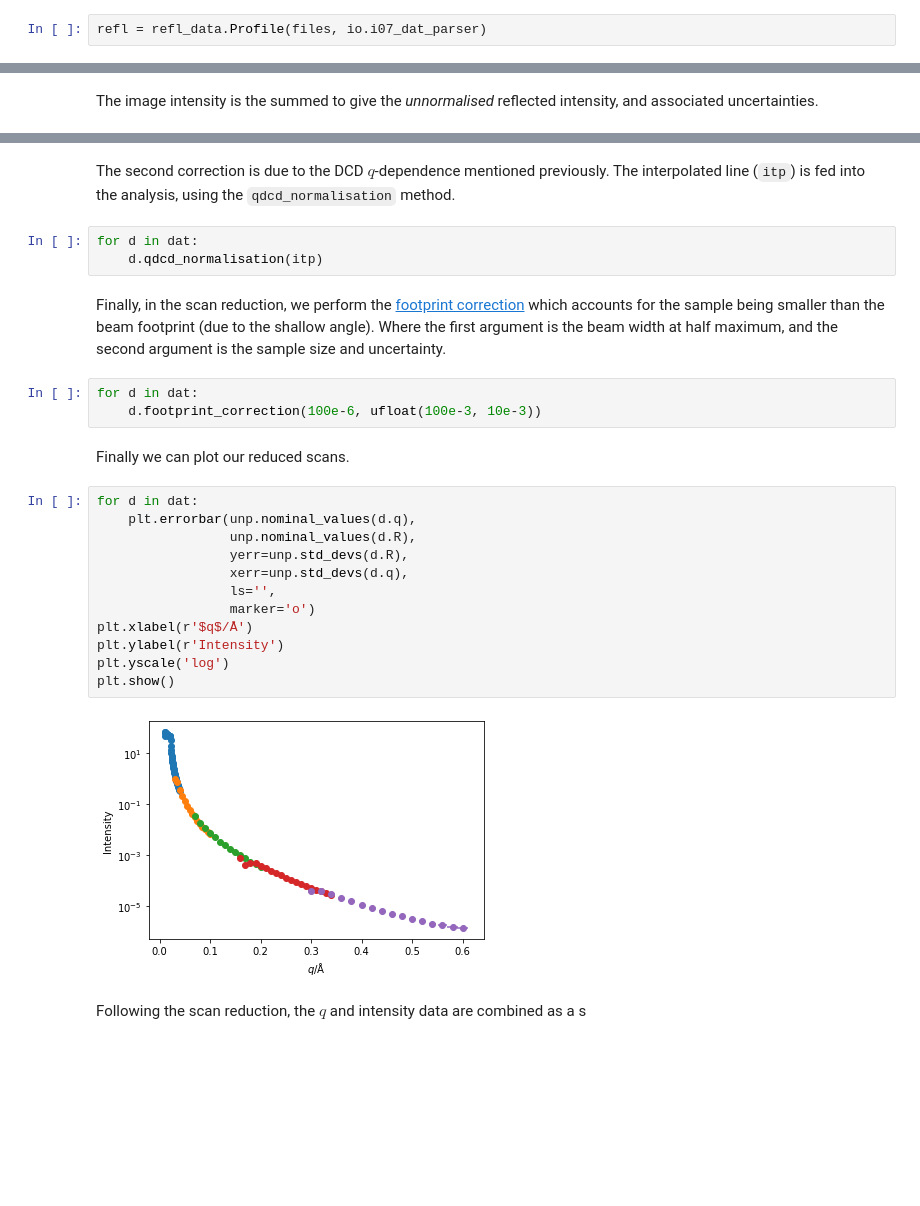
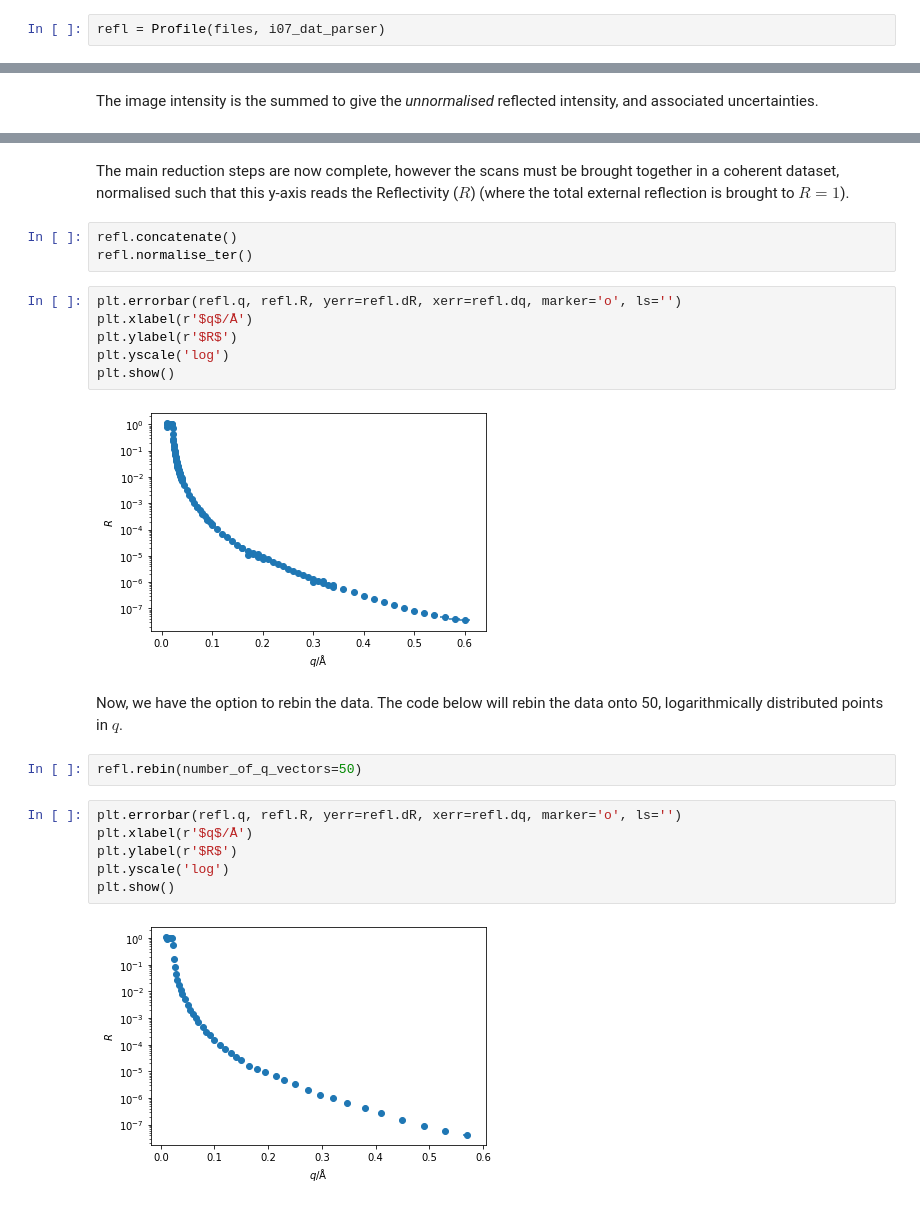
Before and after one commit to DiamondLightSource/islatu, a Jupyter notebook: docs/source/liquid_surface.ipynb, the cells around one changed output, grey strips where cells are left out. Cells and saved outputs as stored; diff of their text form; blank space fills up the shorter version.

Commit message:
first example workflow complete

```diff
--- a/docs/source/liquid_surface.ipynb
+++ b/docs/source/liquid_surface.ipynb
@@ -51,2 +40,2 @@ files = ['refl_{}.dat'.format(i) for i in range(1, 6)]
 # %%
-refl = refl_data.Profile(files, io.i07_dat_parser)
+refl = Profile(files, i07_dat_parser)
@@ -166,30 +184,26 @@ plt.show()
-# %% [markdown]
-The second correction is due to the DCD $q$-dependence mentioned previously.
-The interpolated line (`itp`) is fed into the analysis, using the `qdcd_normalisation` method.
-# %%
-for d in dat:
-    d.qdcd_normalisation(itp)
-# %% [markdown]
-Finally, in the scan reduction, we perform the [footprint correction](https://doi.org/10.1107/S0021889807030403) which accounts for the sample being smaller than the beam footprint (due to the shallow angle).
-Where the first argument is the beam width at half maximum, and the second argument is the sample size and uncertainty.
-# %%
-for d in dat:
-    d.footprint_correction(100e-6, ufloat(100e-3, 10e-3))
-# %% [markdown]
-Finally we can plot our reduced scans.
+# %% [markdown]
+The main reduction steps are now complete, however the scans must be brought together in a coherent dataset, normalised such that this y-axis reads the Reflectivity ($R$) (where the total external reflection is brought to $R = 1$).
+# %%
+refl.concatenate()
+refl.normalise_ter()
 # %%
-for d in dat:
-    plt.errorbar(unp.nominal_values(d.q),
-                 unp.nominal_values(d.R),
-                 yerr=unp.std_devs(d.R),
-                 xerr=unp.std_devs(d.q),
-                 ls='',
-                 marker='o')
+plt.errorbar(refl.q, refl.R, yerr=refl.dR, xerr=refl.dq, marker='o', ls='')
 plt.xlabel(r'$q$/Å')
-plt.ylabel(r'Intensity')
+plt.ylabel(r'$R$')
 plt.yscale('log')
 plt.show()
 # %% [output]
-[figure, old version]
+[figure, new version]
-# %% [markdown]
-Following the scan reduction, the $q$ and intensity data are combined as a s
+# %% [markdown]
+Now, we have the option to rebin the data.
+The code below will rebin the data onto 50, logarithmically distributed points in $q$.
+# %%
+refl.rebin(number_of_q_vectors=50)
+# %%
+plt.errorbar(refl.q, refl.R, yerr=refl.dR, xerr=refl.dq, marker='o', ls='')
+plt.xlabel(r'$q$/Å')
+plt.ylabel(r'$R$')
+plt.yscale('log')
+plt.show()
+# %% [output]
+[figure, added]
```
Also changed, not shown: parts of 50 cells of this notebook, 4 other files.
